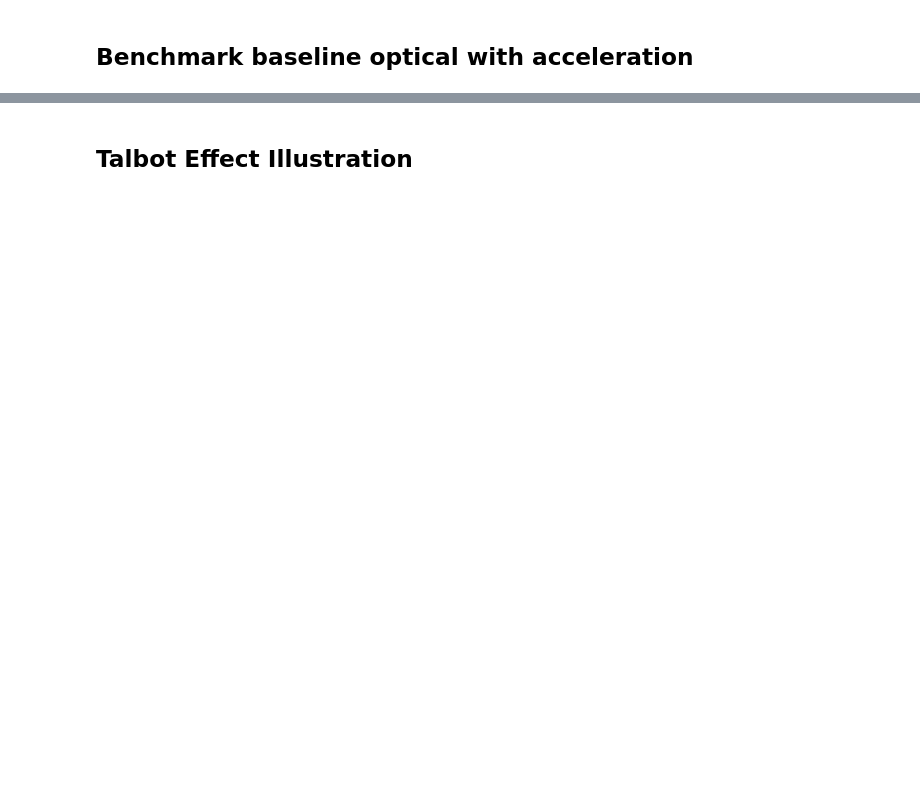
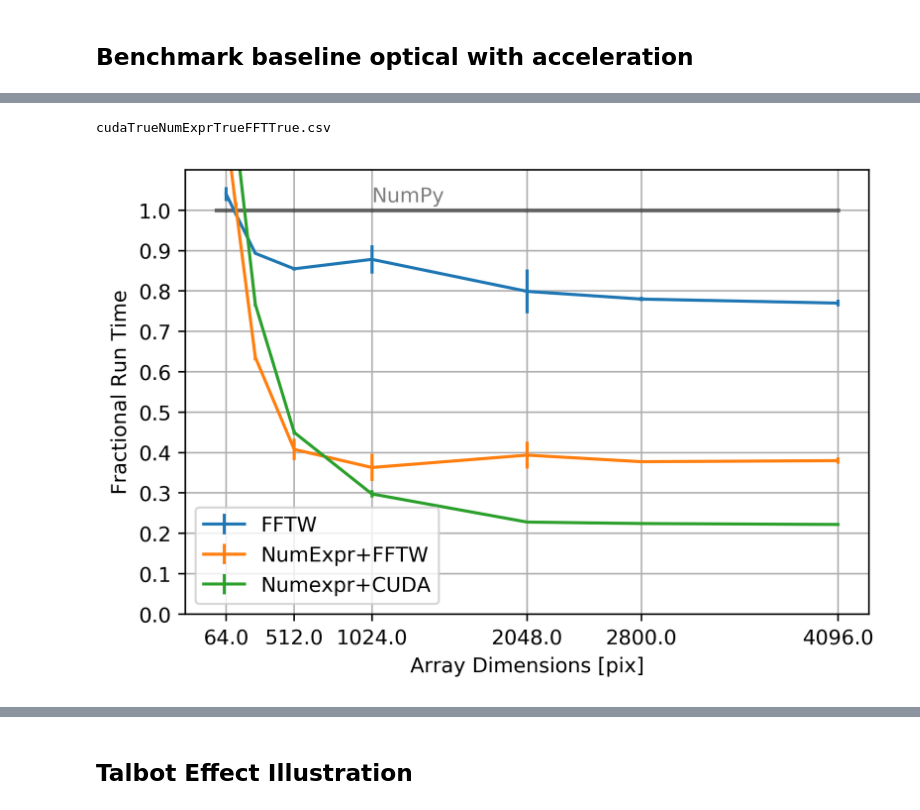
Before and after one commit to douglase/poppy_example_notebooks, a Jupyter notebook: Fresnel/benchmarking_fresnel_test.ipynb, the cells around one changed output, grey strips where cells are left out. Drawn from its saved outputs; the diff is of its cells as text; code cells hidden in the pictures; blank space fills up the shorter version.

```diff
--- a/Fresnel/benchmarking_fresnel_test.ipynb
+++ b/Fresnel/benchmarking_fresnel_test.ipynb
@@ -134,5 +288,6 @@ ne.ncores,ne.nthreads,ne.show_config()
 # %%
-psf_timing = %prun -r  -s  tottime optsys().calcPSF(wavelength=wavelen, display_intermediates=False, return_intermediates=False)
+test_sys= optsys()
+psf_timing = %prun -r  -s  tottime test_sys.calcPSF(wavelength=wavelen, display_intermediates=False, return_intermediates=False)
 # %%
 psf_timing.print_stats()
 # %% [markdown]
@@ -140,7 +295,7 @@ psf_timing.print_stats()
 # %%
 #from astropy.table import Table
 import pandas as pd
-pixlist = pd.Series([2**4,2**5,2**6,2**7,2**8,2**9,2**10])#,2**11])])
+pixlist = pd.Series([2**4,2**5,2**6,2**7,2**8,2**9,700,2**10])#,2**11])
 # %%
 scenarios=[[False,False,False],
           [False,False,True],
@@ -172,5 +327,5 @@ for combo in scenarios:
     outname='cuda'+str(poppy.fresnel._USE_CUDA)+'NumExpr'+str(poppy.fresnel._USE_NUMEXPR)+'FFT'+str(poppy.conf.use_fftw)+'.csv'
     df.to_csv(outname,float_format="%3.3e")
     print(outname)
-    psf_timing = %prun -r  -s  tottime wfirst_optsys.calcPSF(display_intermediates=False, return_intermediates=False)
+    psf_timing = %prun -r  -s  tottime test_optsys.calcPSF(display_intermediates=False, return_intermediates=False)
     psf_timing.print_stats()
@@ -178,6 +363,8 @@ for combo in scenarios:
 outname='cuda'+str(_USE_CUDA)+'NumExpr'+str(_USE_NUMEXPR)+'FFT'+str(poppy.conf.use_fftw)+'.csv'
 df.to_csv(outname,float_format="%3.3e")
 print(outname)
+# %% [output]
+cudaTrueNumExprTrueFFTTrue.csv
 # %%
 plt.figure(dpi=400)
 ax=plt.subplot(111)
@@ -200,34 +387,36 @@ y_numexpr=pd.read_csv('cuda'+str(False)+'NumExpr'+str(True)+'FFT'+str(True)+'.cs
 #y_cuda["avg"].plot.bar(yerr=y_cuda["std"],
 #                       xticks=pixlist,label="CUDA",color="orange",alpha=.7,ax=ax)
 
 ax.errorbar(pixlist,y_numexpr["avg"]/y["avg"],
             yerr=y_numexpr["avg"]/y["avg"]*np.sqrt((y_numexpr["std"]/y_numexpr["avg"])**2+(y["std"]/y["avg"])**2),
             label="NumExpr+FFTW",)
 
 y_all=pd.read_csv('cuda'+str(True)+'NumExpr'+str(True)+'FFT'+str(True)+'.csv',index_col=0)
 #y_cuda["avg"].plot.bar(yerr=y_cuda["std"],
 #                       xticks=pixlist,label="CUDA",color="orange",alpha=.7,ax=ax)
 
 ax.errorbar(pixlist,y_all["avg"]/y["avg"],
             yerr=y_all["avg"]/y["avg"]*np.sqrt((y_all["std"]/y_all["avg"])**2+(y["std"]/y["avg"])**2),
 
             label="Numexpr+CUDA",  )
 
 
 
 ax.plot([0,np.max(pixlist)],[1,1],linewidth=2,alpha=.5,color="black")
 ax.text(256,1.02,"NumPy",color="gray")
 ax.set_xticks([pixlist[0]]+list(pixlist[3:]))
 #ax.set_xticks(range(len(pixlist)))
-ax.set_xticklabels(ax.get_xticks()/wfirst_optsys.beam_ratio)
+ax.set_xticklabels(ax.get_xticks()/test_optsys.beam_ratio)
 ax.set_yticks(np.arange(0,1.1,.1))
 ax.set_ylabel("Fractional Run Time")
 plt.legend()
 plt.grid()
 plt.xlabel("Array Dimensions [pix]")
 plt.ylim([0,1.1])
 #plt.yscale("log")
 plt.savefig("benchmarks%icores.pdf"%(ne.ncores),bbox_inches="tight")
+# %% [output]
+[figure, added]
 # %%
 plt.figure(figsize=[4,3])
 ax=plt.subplot(111)
```
Also changed, not shown: parts of 29 cells of this notebook.
